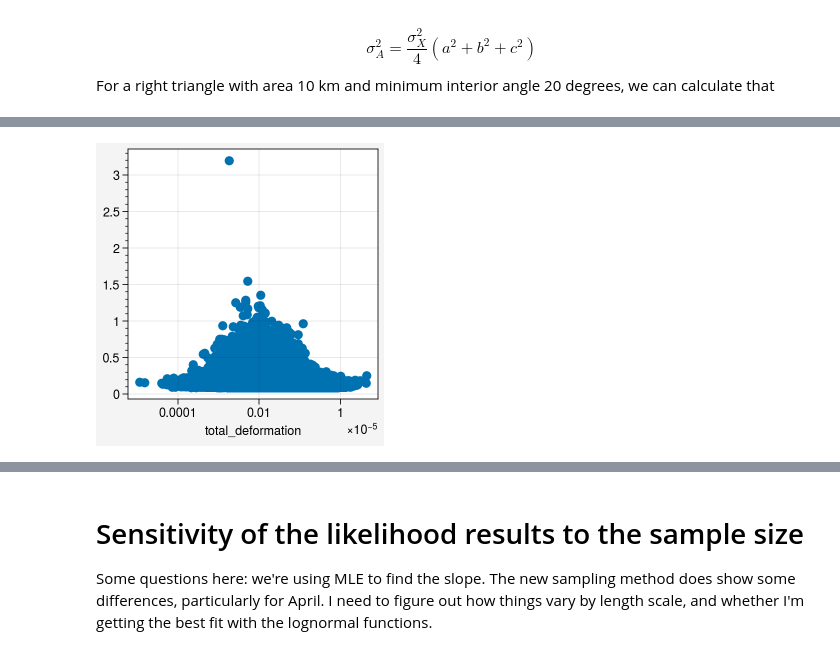
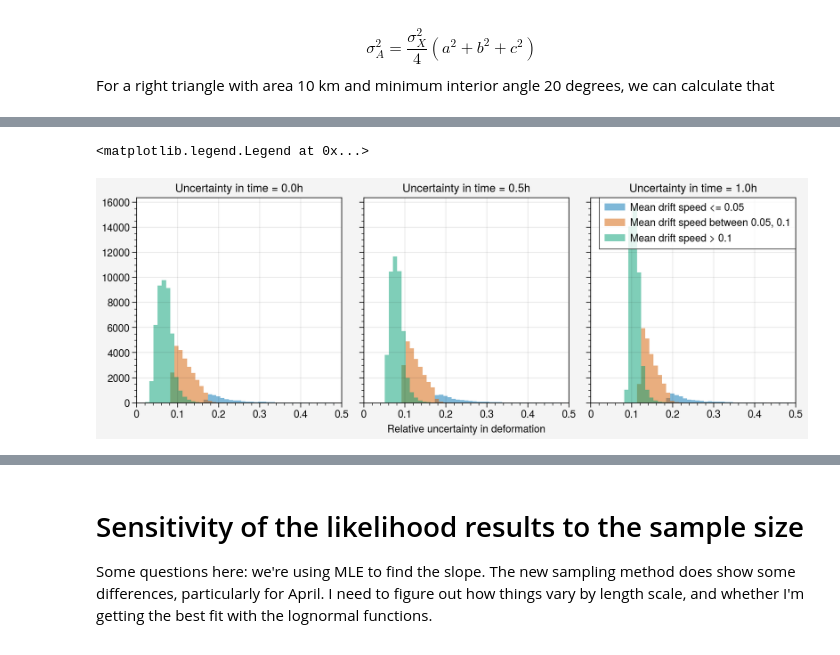
Before and after one commit to danielmwatkins/miz_scales_of_motion, a Jupyter notebook: notebooks/deformation_analysis.ipynb, the cells around one changed output, grey strips where cells are left out. Drawn from its saved outputs; the diff is of its cells as text; code cells hidden in the pictures.

Commit message:
testing deformation methods

```diff
--- a/notebooks/deformation_analysis.ipynb
+++ b/notebooks/deformation_analysis.ipynb
@@ -84,6 +51,4 @@ traj_date = ift_data.loc[ift_data.datetime == date]
 # %%
-
-
 fig, axs = pplt.subplots(width=6, aspect=1, ncols=2)
 for ax, sample_type in zip(axs, ['unique_floes_sample', 'no_overlap_sample']):
     for color, lb in zip(['r', None], [5]):
@@ -96,7 +61,7 @@ for ax, sample_type in zip(axs, ['unique_floes_sample', 'no_overlap_sample']):
                                                         [data.y1, data.y2, data.y3])]))
 
         ax.scatter(traj_date.x_stere.values, traj_date.y_stere.values, marker='o', color='k')
-        ax.scatter(df_full_date.x_stere.values, df_full_date.y_stere.values, marker='*', color='b', zorder=5)
+        # ax.scatter(df_date.x1.values, df_date.y_stere.values, marker='*', color='b', zorder=5)
         for p in polygons_init:
             ax.plot(*p.exterior.xy, color='k', lw=0.5, marker='', alpha=0.25)
             ax.plot(*p.exterior.xy, color='k', lw=0, marker='.')
@@ -114,0 +136,4 @@ for ax, sample_type in zip(axs, ['unique_floes_sample', 'no_overlap_sample']):
+# %%
+print(bin_counts_date)
+for bin_number in bin_counts_date.sample(frac=1, replace=False).index:
+    print(bin_number)
@@ -167,7 +676,8 @@ dvdx = mean_accel(ycoords, vcoords, area, 1)
 dvdy = mean_accel(xcoords, vcoords, area, -1)
 
 df['divergence'] = dudx + dvdy #div = epsilon_i
+df['maximum_shear_strain_rate'] = 1/2*np.sqrt((dudx - dvdy)**2 + (dudy + dvdx)**2)
 df['vorticity'] = dvdx - dudy #vor
 df['pure_shear'] = dudy + dvdx #pure
 df['normal_shear'] = dudx - dvdy #normal
-df['total_deformation'] = 0.5*np.sqrt((dudx - dvdy)**2 + (dudy + dvdx)**2) #epsilon_ii = total deformation
+df['total_deformation'] = np.sqrt(df['divergence']**2 + 2*df['maximum_shear_strain_rate']**2)
@@ -247,0 +915,6 @@ all_results['polygon_area'].max()
+# %%
+counts = df.loc[df.no_overlap_sample].groupby('log_bin').count()['datetime']
+bin_mean_area = df.loc[df.no_overlap_sample][['log_bin', 'L']].groupby('log_bin').mean()['L']
+fig, ax = pplt.subplots(width=6, height=3)
+ax.plot(bin_mean_area, counts, marker='.')
+ax.format(ylabel='Polygon count', xlabel='Length scale', title='Polygon count by length scale for all data')
@@ -262,7 +952,30 @@ all_results['relative_error'] = 2*np.sqrt(4*del_x**2/A + \
 # %%
-fig, ax = pplt.subplots()
-ax.scatter(all_results['total_deformation'], all_results['relative_error'].values, )
-ax.format(xscale='log')
-# ax.axvline(0.1)
+fig, axs = pplt.subplots(ncols=3)
+
+
+# Add uncertainty calculation here
+del_x = 256
+T = 24*60*60 # 24 hr time step
+
+A = df['polygon_area']*1e6 # Convert area to m2
+del_A = df['sigma_area']/A
+
+# Mean U
+U = ((df['u1']**2 + df['v1']**2)**0.5 + \
+    (df['u2']**2 + df['v2']**2)**0.5 + \
+    (df['u3']**2 + df['v3']**2)**0.5)/3
+
+del_T = 0*60*60 # 1 hour uncertainty in time
+for ax, del_T in zip(axs, [0, 0.5*60*60, 1*60*60]):
+    df['relative_error'] = 2*np.sqrt(4*del_x**2/A + \
+                                    2*del_x**2/(U**2*T**2) + \
+                                    del_T**2/T**2 + \
+                                    del_A**2/A**2)
+    ax.hist(df['relative_error'].loc[U <= 0.05].values, bins=np.linspace(0, 0.5, 50), alpha=0.5, label='Mean drift speed <= 0.05')
+    ax.hist(df['relative_error'].loc[(U > 0.05) & (U <= 0.1)].values, bins=np.linspace(0, 0.5, 50), alpha=0.5, label='Mean drift speed between 0.05, 0.1')
+    ax.hist(df['relative_error'].loc[U > 0.1].values, bins=np.linspace(0, 0.5, 50), alpha=0.5, label='Mean drift speed > 0.1')
+    ax.format(title='Uncertainty in time = ' + str(del_T/(60*60)) + 'h', xlim=(0, 0.5), xlabel='Relative uncertainty in deformation')
+ax.legend(ncols=1)
 # %% [output]
+<matplotlib.legend.Legend at 0x...>
-[figure, old version]
+[figure, new version]
```
Also changed, not shown: parts of 64 cells of this notebook, 5 other files.
